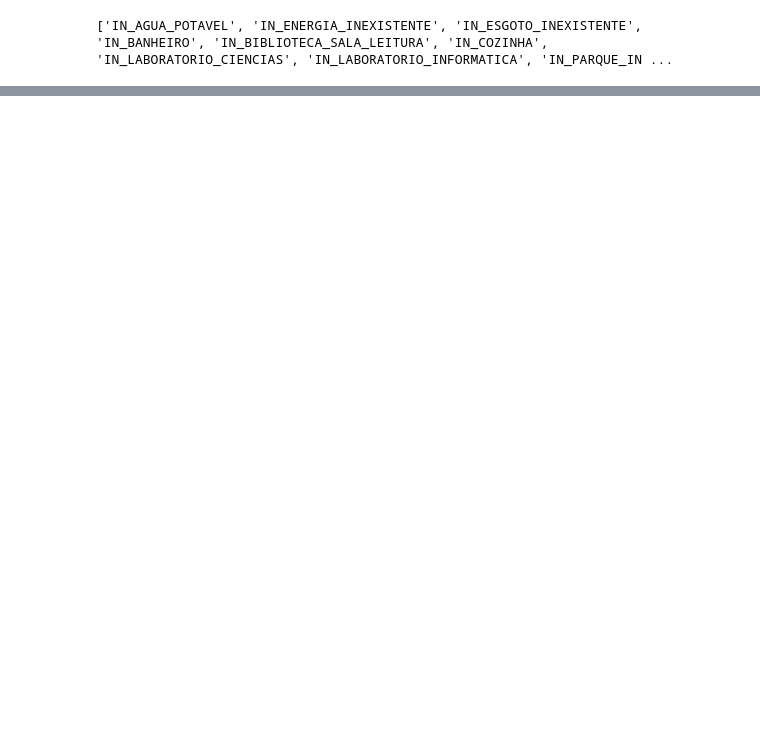
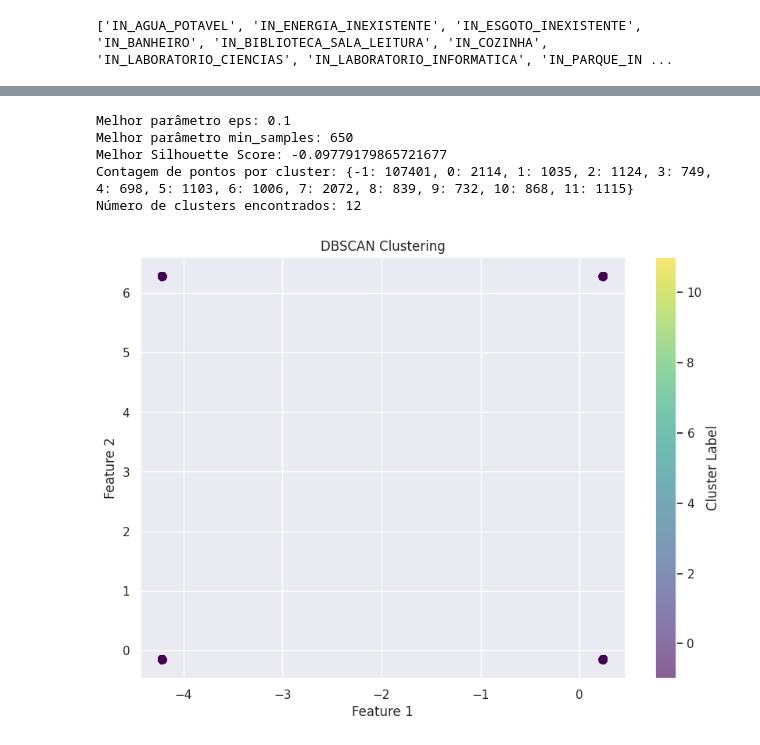
Before and after one commit to marcelo-h-h/School-DS, a Jupyter notebook: notebooks/Work.ipynb, the cells around one changed output, grey strips where cells are left out. Saved outputs shown, nothing was run; the diff lists cells and outputs as text; code cells hidden in the pictures; blank space fills up the shorter version.

Commit message:
After run of every model to be tested

```diff
--- a/notebooks/Work.ipynb
+++ b/notebooks/Work.ipynb
@@ -287,0 +407,3 @@ Colunas em distinto: ['CO_ENTIDADE', 'IN_LABORATORIO_EDUC_PROF', 'IN_SALA_REPOUS
+# %%
+df_microdados_fund['CLASSE_ABAND'] = pd.cut(df_microdados_fund['ABAND_FUND'], bins=limites_bins_fund, labels=ordinal_classes)
+df_microdados_med['CLASSE_ABAND'] = pd.cut(df_microdados_med['ABAND_MED'], bins=limites_bins_med, labels=ordinal_classes)
@@ -287,0 +1701,76 @@ Colunas em distinto: ['CO_ENTIDADE', 'IN_LABORATORIO_EDUC_PROF', 'IN_SALA_REPOUS
+# %%
+import numpy as np
+import pandas as pd
+import matplotlib.pyplot as plt
+from sklearn.cluster import DBSCAN
+from sklearn.preprocessing import StandardScaler
+from sklearn.metrics import silhouette_score
+from sklearn.model_selection import ParameterGrid
+
+# Preparação dos dados
+X_dbscan = df_microdados_fund.drop(columns=['CO_ENTIDADE', 'ABAND_FUND', 'CLASSE_ABAND'])
+
+# Padronização dos dados
+scaler = StandardScaler()
+X_scaled_dbscan = scaler.fit_transform(X_dbscan)
+
+# Definindo uma grade de parâmetros para DBSCAN
+param_grid = {
+    'eps': np.linspace(0.1, 1.5, 10),
+    'min_samples': range(500, 1000, 150)
+}
+
+best_score = -1
+best_params = None
+best_labels = None
+
+# Busca por grade
+for params in ParameterGrid(param_grid):
+    dbscan = DBSCAN(eps=params['eps'], min_samples=params['min_samples'])
+    labels = dbscan.fit_predict(X_scaled_dbscan)
+
+    if len(set(labels)) > 1:  # Considerar apenas se há mais de um cluster
+        score = silhouette_score(X_scaled_dbscan, labels)
+        if score > best_score:
+            best_score = score
+            best_params = params
+            best_labels = labels
+
+print(f"Melhor parâmetro eps: {best_params['eps']}")
+print(f"Melhor parâmetro min_samples: {best_params['min_samples']}")
+print(f"Melhor Silhouette Score: {best_score}")
+
+# Contagem de pontos por cluster
+unique, counts = np.unique(best_labels, return_counts=True)
+cluster_counts = dict(zip(unique, counts))
+print("Contagem de pontos por cluster:", cluster_counts)
+
+# Número de clusters encontrados (excluindo ruído, se presente)
+num_clusters = len(set(best_labels)) - (1 if -1 in best_labels else 0)
+print(f"Número de clusters encontrados: {num_clusters}")
+
+# Visualização dos clusters
+plt.figure(figsize=(10, 7))
+plt.scatter(X_scaled_dbscan[:, 0], X_scaled_dbscan[:, 1], c=best_labels, cmap='viridis', s=50, alpha=0.6)
+plt.title('DBSCAN Clustering')
+plt.xlabel('Feature 1')
+plt.ylabel('Feature 2')
+plt.colorbar(label='Cluster Label')
+plt.show()
+
+# Adicionar os labels dos clusters ao DataFrame original
+df_clusters_dbscan = df_microdados_fund.copy()
+df_clusters_dbscan['Cluster'] = best_labels
+
+# Comparar os clusters com a variável alvo
+cluster_summary_dbscan = df_clusters_dbscan.groupby(['Cluster', 'CLASSE_ABAND']).size().unstack(fill_value=0)
+
+print("Resumo dos clusters comparado com a variável alvo:")
+print(cluster_summary_dbscan)
+# %% [output]
+Melhor parâmetro eps: 0.1
+Melhor parâmetro min_samples: 650
+Melhor Silhouette Score: -0.09779179865721677
+Contagem de pontos por cluster: {-1: 107401, 0: 2114, 1: 1035, 2: 1124, 3: 749, 4: 698, 5: 1103, 6: 1006, 7: 2072, 8: 839, 9: 732, 10: 868, 11: 1115}
+Número de clusters encontrados: 12
+[figure, added]
```
Also changed, not shown: parts of 35 cells of this notebook, 2 other files.
